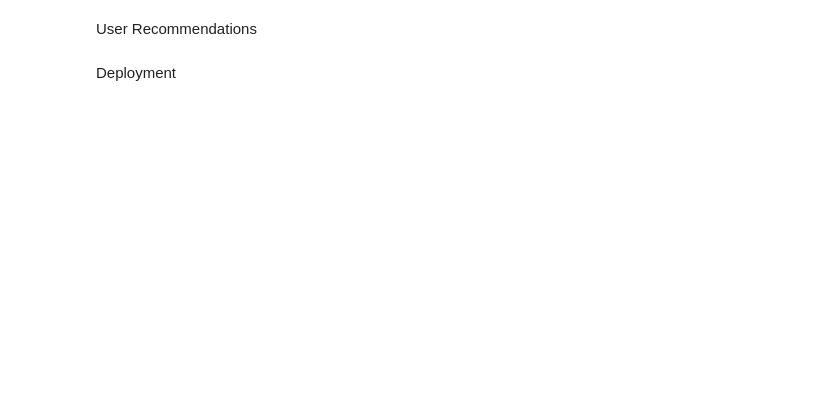
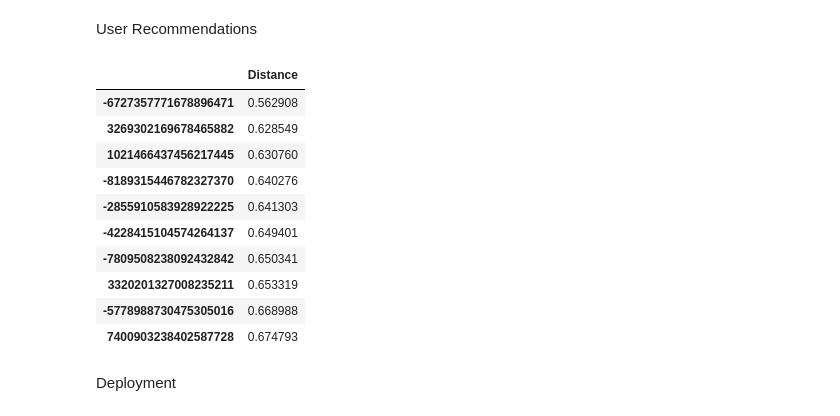
Before and after one commit to walkersc6/Recommendations-Homework, a Jupyter notebook: collaborative.ipynb, the cells around one changed output. Saved outputs shown, nothing was run; the diff lists cells and outputs as text; code cells hidden in the pictures; blank space fills up the shorter version.

```diff
--- a/collaborative.ipynb
+++ b/collaborative.ipynb
@@ -42,7 +55,7 @@ for index, row in user_df.iterrows():
         user_df.at[index, 'eventType'] = 4
     elif row['eventType'] == 'COMMENT CREATED':
         user_df.at[index, 'eventType'] = 5
-
+user_df['eventType'] = user_df['eventType'].astype(int)
 user_df.head()
 # %% [output]
 |  | timestamp | eventType | contentId | personId | sessionId | userAgent | userRegion | userCountry |
@@ -94,6 +122,9 @@ Max:             433
 filter it with the cut off value we found from the quartiles
 # %%
 #from the textbook
-# df_triple = df_triple.loc[df_triple['movieId'].isin(keep_list.index)]
+# filter_user_id = filter_user_df.loc[df_triple['contentId'].isin(keep_list.index)]
 # print(df_triple.shape)
 # print("Ratings per movie:\t", df_triple.shape[0]/len(keep_list))
+filter_user_df = filter_user_df.loc[filter_user_df.contentId.isin(keep_list.index)]
+filter_user_df.shape
+print("Ratings per article:\t", filter_user_df.shape[0]/len(keep_list))
@@ -199,10 +251,10 @@ def create_matrix(df, user, item, rating):
 
     return X, user_mapper, item_mapper, user_inv_mapper, item_inv_mapper
 # %%
-# X, user_mapper, item_mapper, user_inv_mapper, item_inv_mapper = create_matrix(df_triple, 'userId', 'movieId', 'rating')
+X, user_mapper, item_mapper, user_inv_mapper, item_inv_mapper = create_matrix(filter_user_df, 'personId', 'contentId', 'eventType')
 
-# print(X) # (movieId, userId)   rating
-# print(user_mapper)
-# print(user_inv_mapper)
-# print(item_mapper)
-# print(item_inv_mapper)
+print(X) # (contentId, personId)   rating
+print(user_mapper)
+print(user_inv_mapper)
+print(item_mapper)
+print(item_inv_mapper)
@@ -240,7 +310,6 @@ Item recommendation
 # %%
-# movie_id = 10
-# similar_ids = recommend(movie_id, X, item_mapper, item_inv_mapper, k=10)
+content_id = 8657408509986329668
+rec_ids, rec_distances = recommend(content_id, X, item_mapper, item_inv_mapper, k=10)
 
-# print(f"If you like {df_movies.loc[movie_id, 'title']}, you may also enjoy:\n")
-# for i in similar_ids:
-# print(f"\t{df_movies.loc[i, 'title']}")
+print(f"If you like {articles_df.loc[content_id, 'title']}, you may also enjoy:\n")
+articles_df.loc[rec_ids, 'title']
@@ -273,3 +342,30 @@ User Recommendations
+# %%
+user_id = 344280948527967603
+k = 20
+#track what they've seen
+df_user_ratings = filter_user_df.loc[filter_user_df['personId'] == user_id].sort_values(by=['eventType'], ascending=False)
+maxRating = df_user_ratings.eventType.max()
+df_user_ratings = df_user_ratings.loc[df_user_ratings.eventType == maxRating]
+df_rec_list = pd.DataFrame(columns=['Distance'])
+
+for i in df_user_ratings.contentId:
+    rec_ids, rec_distances = recommend(i, X, item_mapper, item_inv_mapper, k=10, messages=False)
+    for j, movie in enumerate(rec_ids):
+        df_rec_list.loc[movie] = rec_distances[j]
+
+df_rec_list.sort_values(by= ['Distance'], ascending=True)
+# %% [output]
+|  | Distance |
+| -6727357771678896471 | 0.562908 |
+| 3269302169678465882 | 0.628549 |
+| 1021466437456217445 | 0.630760 |
+| -8189315446782327370 | 0.640276 |
+| -2855910583928922225 | 0.641303 |
+| -4228415104574264137 | 0.649401 |
+| -7809508238092432842 | 0.650341 |
+| 3320201327008235211 | 0.653319 |
+| -5778988730475305016 | 0.668988 |
+| 7400903238402587728 | 0.674793 |
 # %% [markdown]
 Deployment
 # %%
```
Also changed, not shown: parts of 16 cells of this notebook, 1 other file.
